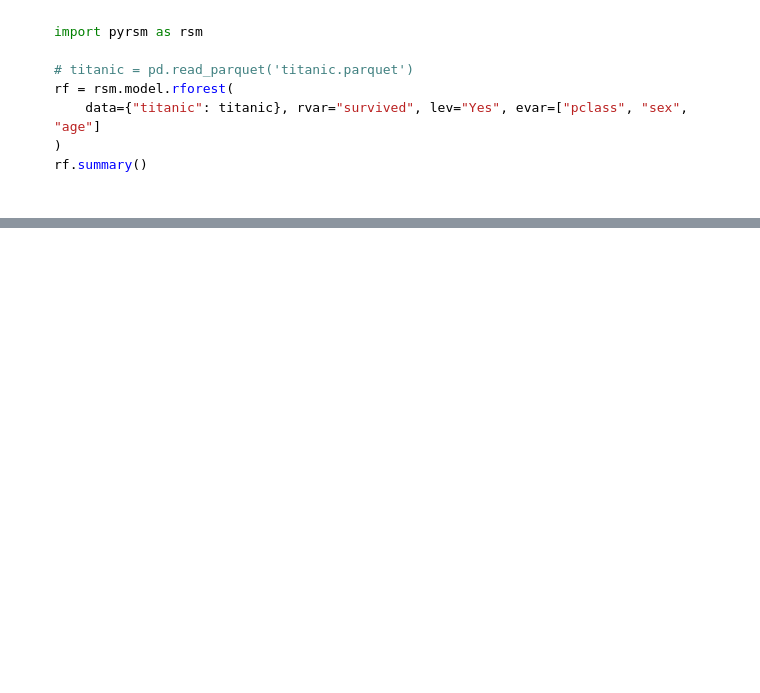
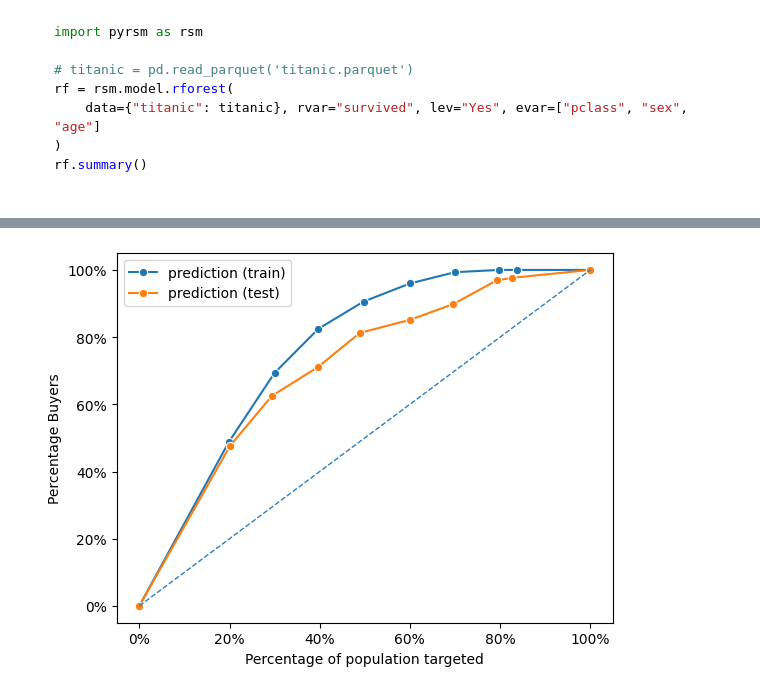
Before and after one commit to vnijs/pyrsm, a Jupyter notebook: examples/model/model-rforest-classification.ipynb, the cells around one changed output, grey strips where cells are left out. Saved outputs shown, nothing was run; the diff lists cells and outputs as text; code cells hidden in the pictures; blank space fills up the shorter version.

```diff
--- a/examples/model/model-rforest-classification.ipynb
+++ b/examples/model/model-rforest-classification.ipynb
@@ -203,3 +203,18 @@ rf.summary()
 <p align="center">
 <img src="figures/rf-classification-pred-plots.png">
 </p>
+# %%
+titanic["training"] = rsm.make_train(titanic, strat_var="survived", test_size=0.3, random_state=1234)
+# %%
+rf = rsm.model.rforest(
+    data={"titanic": titanic[titanic.training == 1]},
+    rvar="survived",
+    lev="Yes",
+    evar=["pclass", "sex", "age"],
+    max_features=2,
+    n_estimators=100,
+)
+# rf.summary()
+# %%
+titanic["prediction"] = rf.predict(titanic)["prediction"]
+titanic
@@ -205,0 +235,8 @@ rf.summary()
+# %%
+dct= {
+    "train": titanic[titanic.training == 1],
+    "test": titanic[titanic.training == 0],
+}
+fig = rsm.gains_plot(dct, rvar="survived", lev="Yes", pred="prediction")
+# %% [output]
+[figure, added]
```
Also changed, not shown: parts of 9 cells of this notebook, 7 other files.
